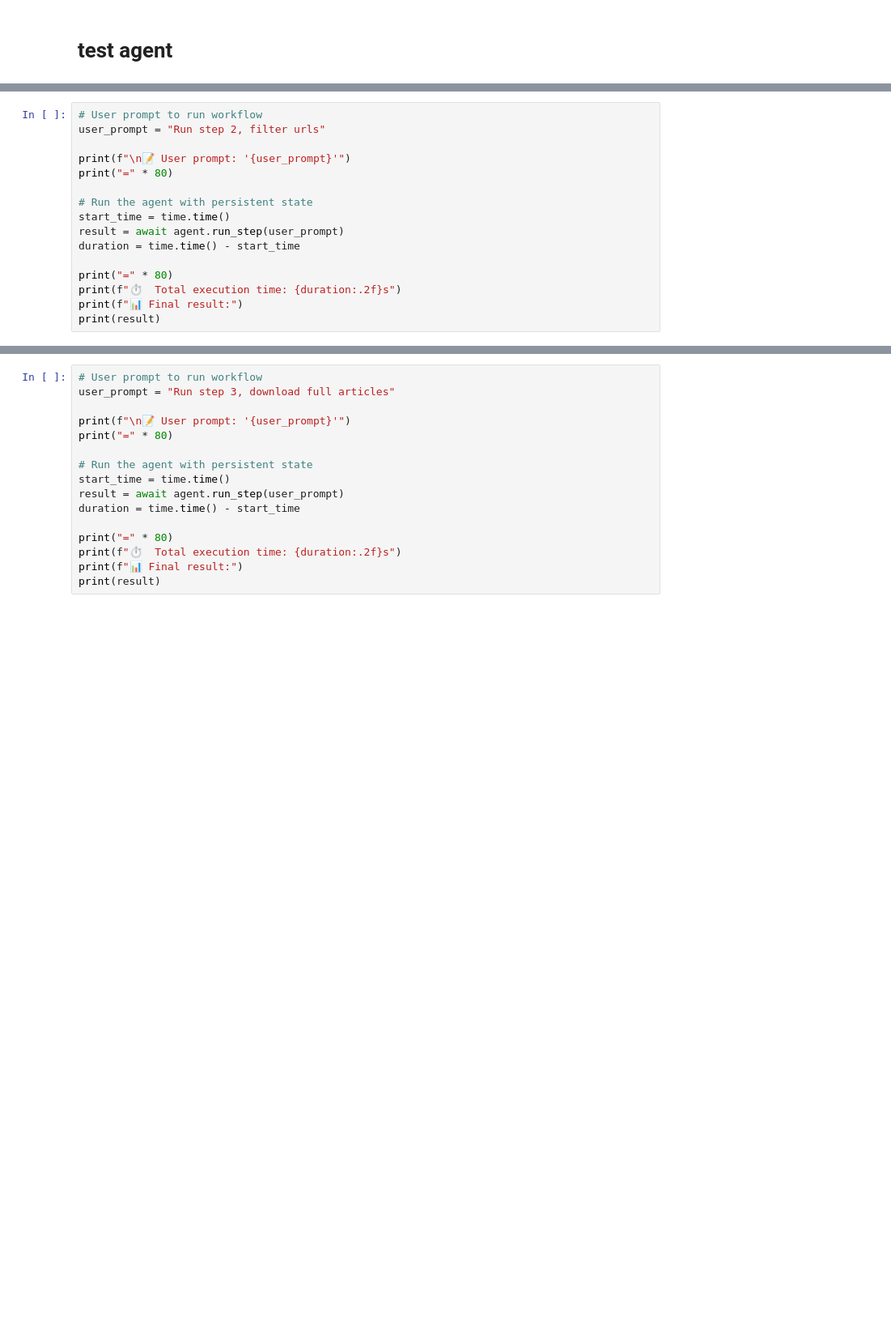
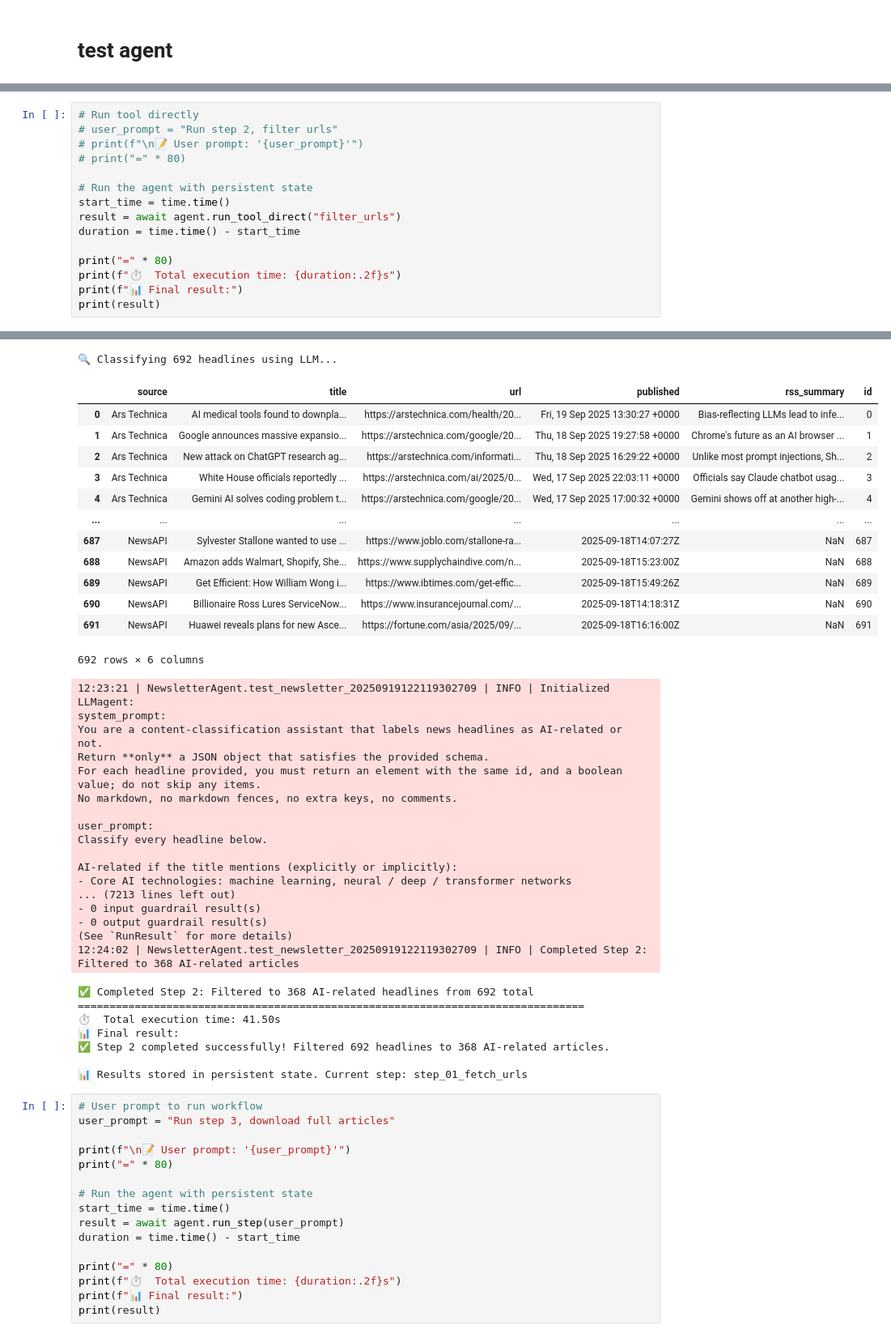
Before and after one commit to druce/OpenAIAgentsSDK, a Jupyter notebook: test_agent.ipynb, the cells around one changed output, grey strips where cells are left out. Shown at 81% size. Cells and saved outputs as stored; diff of their text form; blank space fills up the shorter version.

```diff
--- a/test_agent.ipynb
+++ b/test_agent.ipynb
@@ -688,16 +671,16 @@ Step Details:
 # %%
-# User prompt to run workflow
-user_prompt = "Run step 2, filter urls"
-
-print(f"\n📝 User prompt: '{user_prompt}'")
-print("=" * 80)
+# Run tool directly
+# user_prompt = "Run step 2, filter urls"
+# print(f"\n📝 User prompt: '{user_prompt}'")
+# print("=" * 80)
 
 # Run the agent with persistent state
 start_time = time.time()
-result = await agent.run_step(user_prompt)
+result = await agent.run_tool_direct("filter_urls")
 duration = time.time() - start_time
 
 print("=" * 80)
 print(f"⏱️  Total execution time: {duration:.2f}s")
 print(f"📊 Final result:")
 print(result)
+# %% [output]
@@ -704,3 +688,41 @@ print(result)
+🔍 Classifying 692 headlines using LLM...
+|  | source | title | url | published | rss_summary | id |
+| 0 | Ars Technica | AI medical tools found to downpla... | https://arstechnica.com/health/20... | Fri, 19 Sep 2025 13:30:27 +0000 | Bias-reflecting LLMs lead to infe... | 0 |
+| 1 | Ars Technica | Google announces massive expansio... | https://arstechnica.com/google/20... | Thu, 18 Sep 2025 19:27:58 +0000 | Chrome's future as an AI browser ... | 1 |
+| 2 | Ars Technica | New attack on ChatGPT research ag... | https://arstechnica.com/informati... | Thu, 18 Sep 2025 16:29:22 +0000 | Unlike most prompt injections, Sh... | 2 |
+| 3 | Ars Technica | White House officials reportedly ... | https://arstechnica.com/ai/2025/0... | Wed, 17 Sep 2025 22:03:11 +0000 | Officials say Claude chatbot usag... | 3 |
+| 4 | Ars Technica | Gemini AI solves coding problem t... | https://arstechnica.com/google/20... | Wed, 17 Sep 2025 17:00:32 +0000 | Gemini shows off at another high-... | 4 |
+| ... | ... | ... | ... | ... | ... | ... |
+| 687 | NewsAPI | Sylvester Stallone wanted to use ... | https://www.joblo.com/stallone-ra... | 2025-09-18T14:07:27Z | NaN | 687 |
+| 688 | NewsAPI | Amazon adds Walmart, Shopify, She... | https://www.supplychaindive.com/n... | 2025-09-18T15:23:00Z | NaN | 688 |
+| 689 | NewsAPI | Get Efficient: How William Wong i... | https://www.ibtimes.com/get-effic... | 2025-09-18T15:49:26Z | NaN | 689 |
+| 690 | NewsAPI | Billionaire Ross Lures ServiceNow... | https://www.insurancejournal.com/... | 2025-09-18T14:18:31Z | NaN | 690 |
+| 691 | NewsAPI | Huawei reveals plans for new Asce... | https://fortune.com/asia/2025/09/... | 2025-09-18T16:16:00Z | NaN | 691 |
+692 rows × 6 columns
+12:23:21 | NewsletterAgent.test_newsletter_20250919122119302709 | INFO | Initialized LLMagent:
+system_prompt:
+You are a content-classification assistant that labels news headlines as AI-related or not.
+Return **only** a JSON object that satisfies the provided schema.
+For each headline provided, you must return an element with the same id, and a boolean value; do not skip any items.
+No markdown, no markdown fences, no extra keys, no comments.
+
+user_prompt:
+Classify every headline below.
+
+AI-related if the title mentions (explicitly or implicitly):
+- Core AI technologies: machine learning, neural / deep / transformer networks
+... (7213 lines left out)
+- 0 input guardrail result(s)
+- 0 output guardrail result(s)
+(See `RunResult` for more details)
+12:24:02 | NewsletterAgent.test_newsletter_20250919122119302709 | INFO | Completed Step 2: Filtered to 368 AI-related articles
+✅ Completed Step 2: Filtered to 368 AI-related headlines from 692 total
+================================================================================
+⏱️  Total execution time: 41.50s
+📊 Final result:
+✅ Step 2 completed successfully! Filtered 692 headlines to 368 AI-related articles.
+
+📊 Results stored in persistent state. Current step: step_01_fetch_urls
 # %%
 # User prompt to run workflow
 user_prompt = "Run step 3, download full articles"
```
Also changed, not shown: parts of 12 cells of this notebook, 2 other files.
